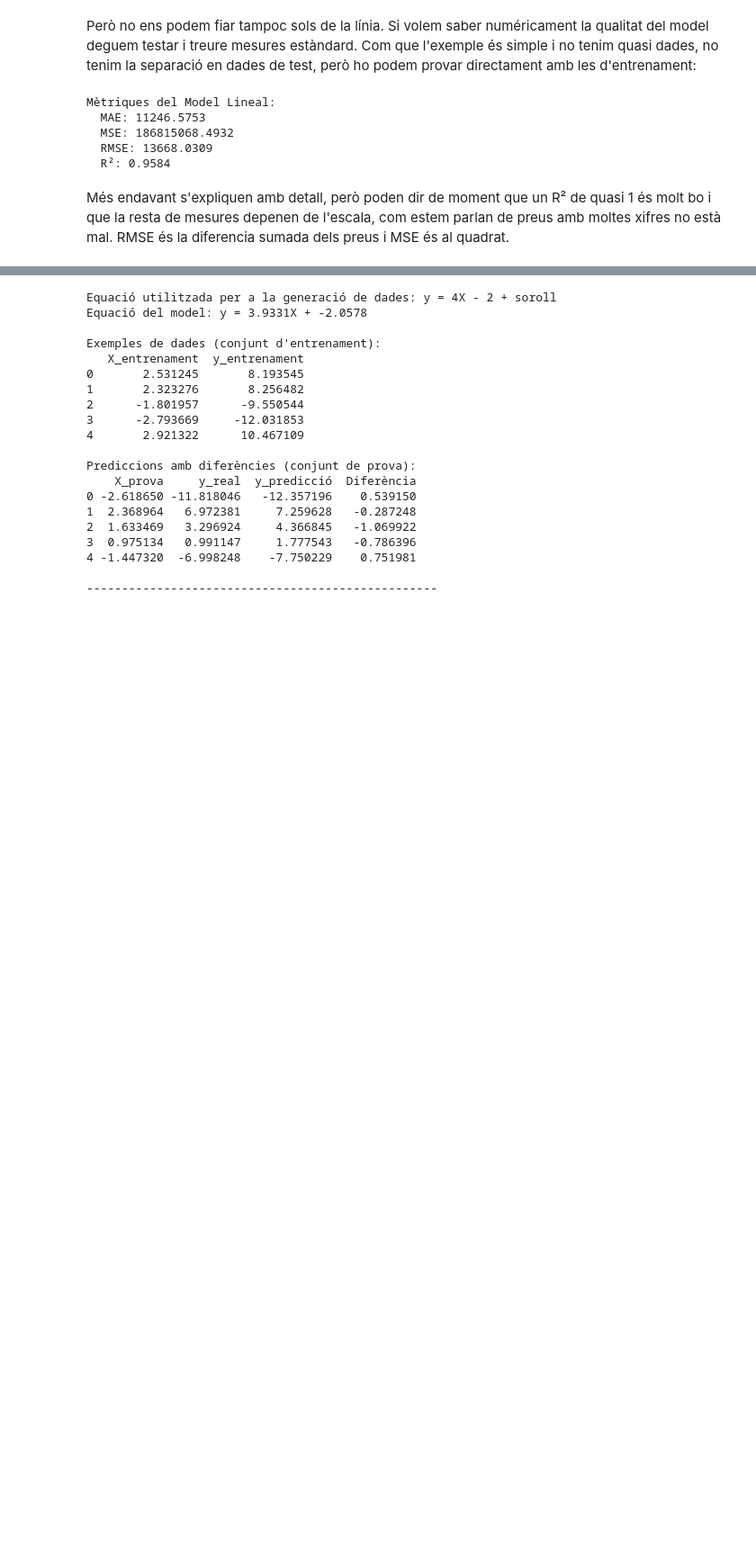
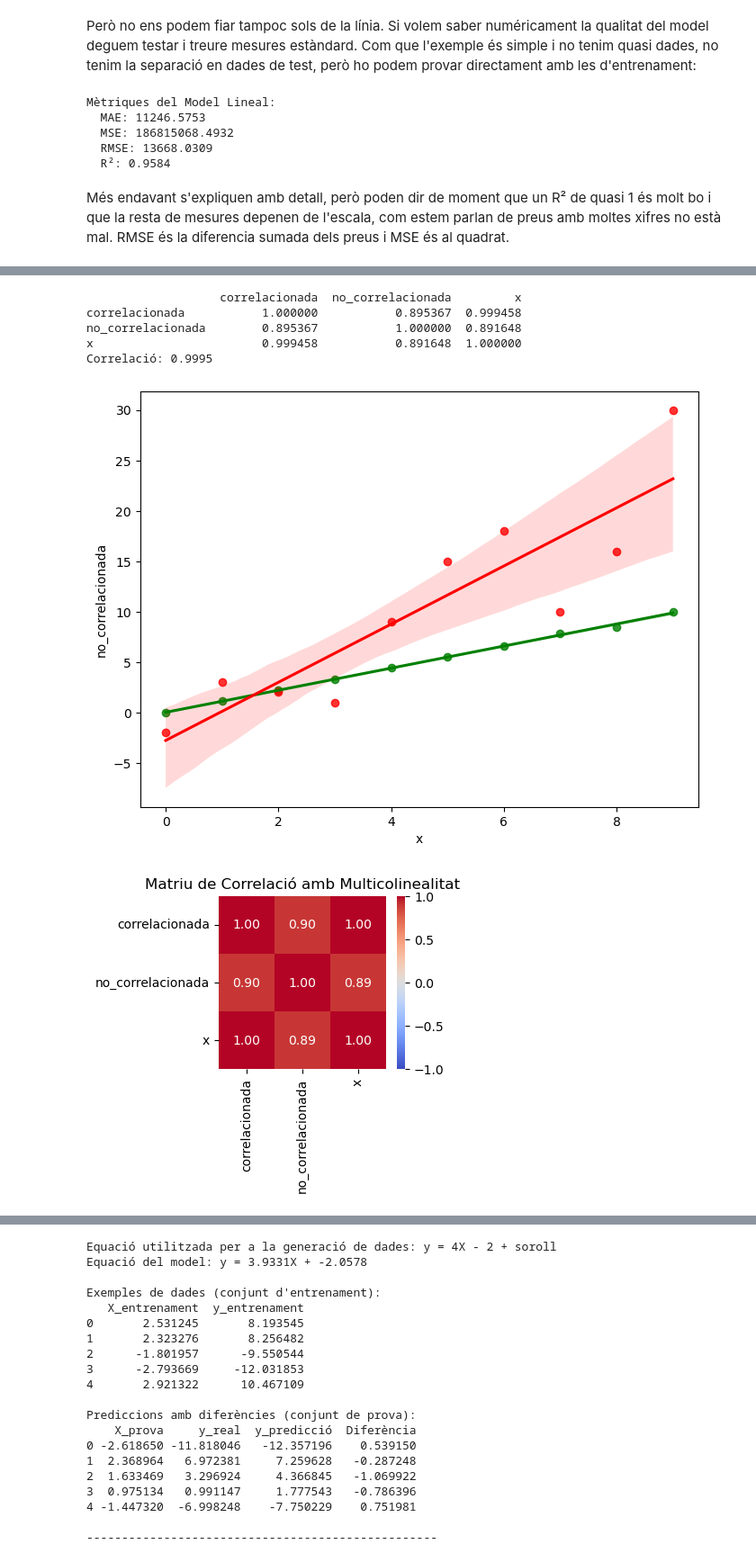
Before and after one commit to xxjcaxx/Disseny-i-avaluacio-de-models, a Jupyter notebook: apunts/documents/regressió.ipynb, the cells around one changed output, grey strips where cells are left out. Shown at 90% size. Cells and saved outputs as stored; diff of their text form; code cells hidden in the pictures; blank space fills up the shorter version.

```diff
--- a/apunts/documents/regressió.ipynb
+++ b/apunts/documents/regressió.ipynb
@@ -194,0 +282,79 @@ En resum, el codi genera dades sintètiques amb una relació lineal sorollosa, e
+# %%
+import numpy as np
+import pandas as pd
+import matplotlib.pyplot as plt
+import seaborn as sns
+
+# Afegim 'area_peus_quadrats' que està altament correlacionada amb 'area' (multicolinealitat)
+df = pd.DataFrame({
+    "correlacionada": [0,1.1,2.2,3.3,4.4,5.5,6.6,7.8,8.5,10],
+    "no_correlacionada": [-2,3,2,1,9,15,18,10,16,30],
+    "x": [0,1,2,3,4,5,6,7,8,9]
+})
+
+correlacions = df.corr(method='pearson')
+print(correlacions)
+
+correlacio = df['correlacionada'].corr(df['x'])
+print(f"Correlació: {correlacio:.4f}")
+
+
+# Creem la figura
+fig, ax = plt.subplots(figsize=(8, 6))
+# Primer gràfic (verd)
+sns.regplot(
+    data=df,
+    x="x",
+    y="correlacionada",
+    color="green",
+    ax=ax
+)
+
+# Segon gràfic (vermell) superposat al mateix 'ax'
+sns.regplot(
+    data=df,
+    x="x",
+    y="no_correlacionada",
+    color="red",
+    ax=ax
+)
+
+plt.show()
+
+print("Es demostra que la variable més correlacionada obté una correlació més alta encara que la no correlacionada tingua valors més alts, ja que la correlació mesura la relació lineal entre dues variables i no depèn de l'escala dels valors o de l'inclinació.")
+
+plt.figure(figsize=(3, 2.5))
+sns.heatmap(correlacions, annot=True, cmap='coolwarm', fmt=".2f", vmin=-1, vmax=1)
+plt.title("Matriu de Correlació amb Multicolinealitat")
+plt.show()
+
+
+
+X = df.drop("x",axis=1)
+from sklearn import linear_model
+reg = linear_model.LinearRegression()
+reg.fit(X,df.x)
+
+
+from sklearn.metrics import mean_squared_error, r2_score,  mean_absolute_error
+
+y_pred = reg.predict(X)
+# Avaluar el model utilitzant mètriques
+mse = mean_squared_error(df["x"], y_pred)  # Calcular l'Error Quadràtic Mitjà (MSE)
+mae = mean_absolute_error(df["x"], y_pred)
+rmse = np.sqrt(mse)  # Calcular l'Arrel de l'Error Quadràtic Mitjà (RMSE)
+r2 = r2_score(df["x"], y_pred)  # Calcular el Coeficient de Determinació (R²)
+# Mostrar mètriques de rendiment del model
+print("\nMètriques del Model Lineal:")
+print(f"  MAE: {mae:.4f}")  # Imprimir l'MAE amb 4 decimals
+print(f"  MSE: {mse:.4f}")  # Imprimir l'MSE amb 4 decimals
+print(f"  RMSE: {rmse:.4f}")  # Imprimir l'RMSE amb 4 decimals
+print(f"  R²: {r2:.4f}")  # Imprimir l'R² amb 4 decimals
+# %% [output]
+                   correlacionada  no_correlacionada         x
+correlacionada           1.000000           0.895367  0.999458
+no_correlacionada        0.895367           1.000000  0.891648
+x                        0.999458           0.891648  1.000000
+Correlació: 0.9995
+[figure, added]
+[figure, added]
```
Also changed, not shown: parts of 16 cells of this notebook, 2 other files.
